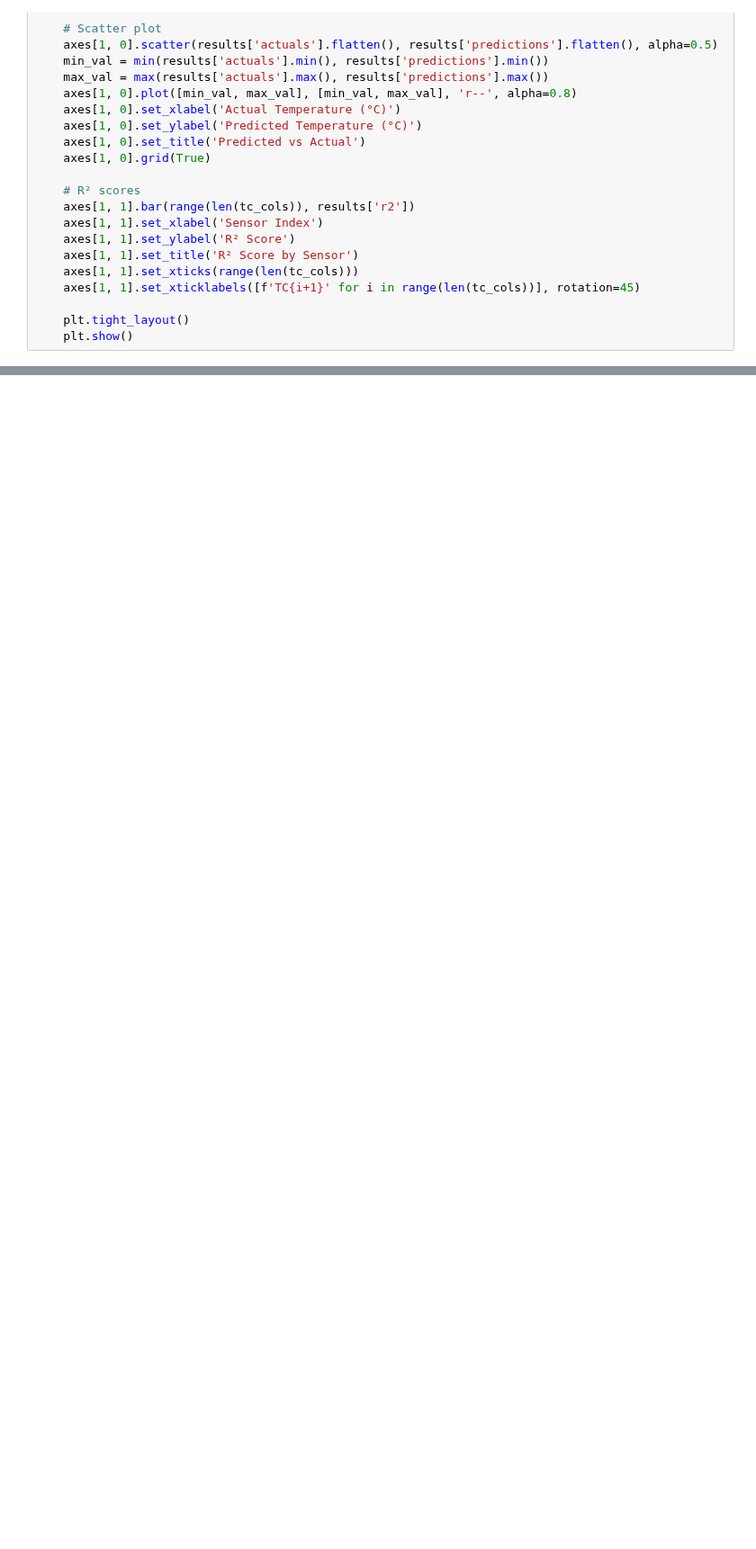
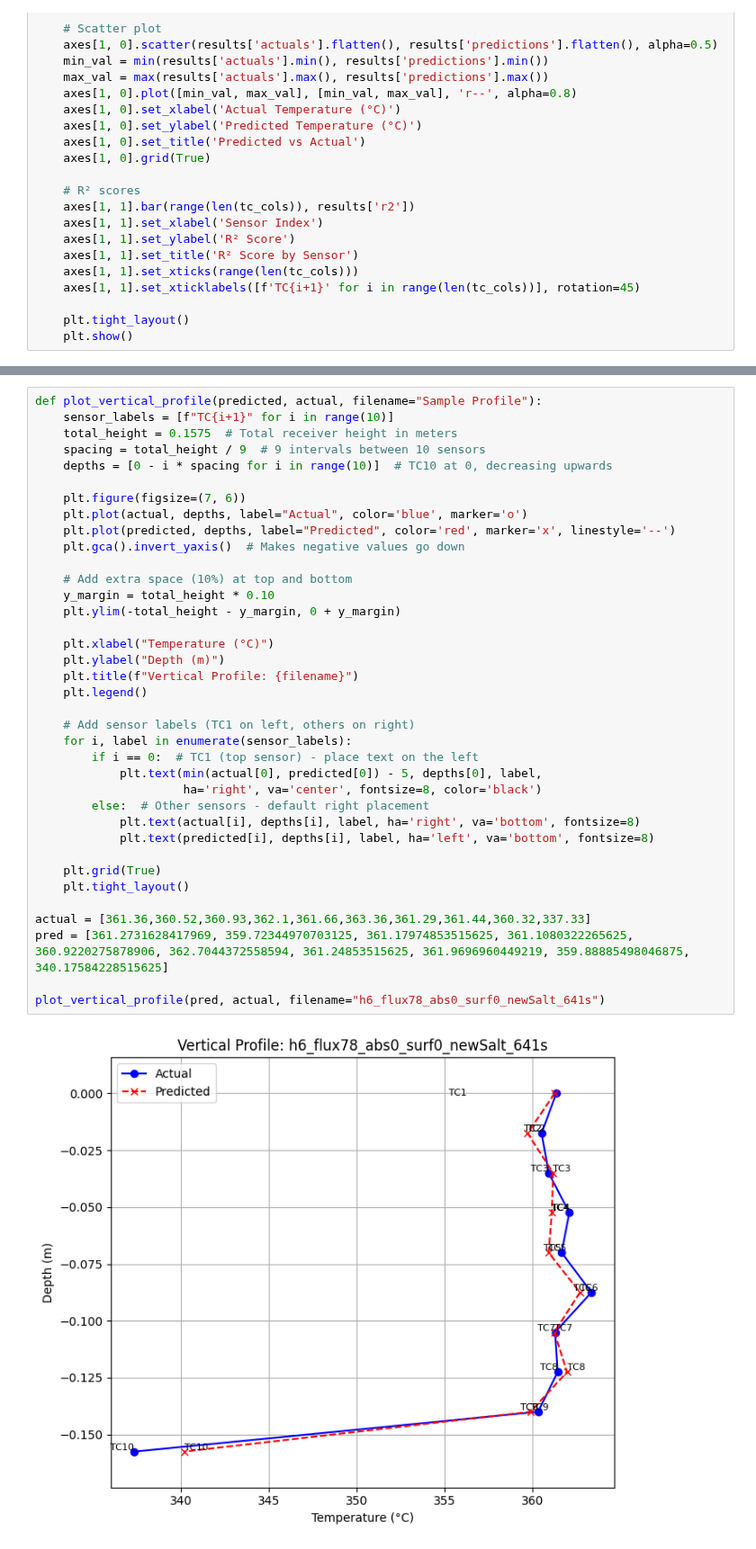
Before and after one commit to Renewable-Thermal-Laboratory/CSP-Thermo-PGML, a Jupyter notebook: PhysicsGuidedNeuralNetwork/PGNN_new.ipynb, the cells around one changed output, grey strips where cells are left out. Shown at 90% size. Saved outputs shown, nothing was run; the diff lists cells and outputs as text; blank space fills up the shorter version.

```diff
--- a/PhysicsGuidedNeuralNetwork/PGNN_new.ipynb
+++ b/PhysicsGuidedNeuralNetwork/PGNN_new.ipynb
@@ -796,0 +983,39 @@ Overall         1.709        0.887        0.31         0.998
+# %%
+def plot_vertical_profile(predicted, actual, filename="Sample Profile"):
+    sensor_labels = [f"TC{i+1}" for i in range(10)]
+    total_height = 0.1575  # Total receiver height in meters
+    spacing = total_height / 9  # 9 intervals between 10 sensors
+    depths = [0 - i * spacing for i in range(10)]  # TC10 at 0, decreasing upwards
+
+    plt.figure(figsize=(7, 6))
+    plt.plot(actual, depths, label="Actual", color='blue', marker='o')
+    plt.plot(predicted, depths, label="Predicted", color='red', marker='x', linestyle='--')
+    plt.gca().invert_yaxis()  # Makes negative values go down
+
+    # Add extra space (10%) at top and bottom
+    y_margin = total_height * 0.10
+    plt.ylim(-total_height - y_margin, 0 + y_margin)
+
+    plt.xlabel("Temperature (°C)")
+    plt.ylabel("Depth (m)")
+    plt.title(f"Vertical Profile: {filename}")
+    plt.legend()
+
+    # Add sensor labels (TC1 on left, others on right)
+    for i, label in enumerate(sensor_labels):
+        if i == 0:  # TC1 (top sensor) - place text on the left
+            plt.text(min(actual[0], predicted[0]) - 5, depths[0], label,
+                     ha='right', va='center', fontsize=8, color='black')
+        else:  # Other sensors - default right placement
+            plt.text(actual[i], depths[i], label, ha='right', va='bottom', fontsize=8)
+            plt.text(predicted[i], depths[i], label, ha='left', va='bottom', fontsize=8)
+
+    plt.grid(True)
+    plt.tight_layout()
+
+actual = [361.36,360.52,360.93,362.1,361.66,363.36,361.29,361.44,360.32,337.33]
+pred = [361.2731628417969, 359.72344970703125, 361.17974853515625, 361.1080322265625, 360.9220275878906, 362.7044372558594, 361.24853515625, 361.9696960449219, 359.88885498046875, 340.17584228515625]
+
+plot_vertical_profile(pred, actual, filename="h6_flux78_abs0_surf0_newSalt_641s")
+# %% [output]
+[figure, added]
```
Also changed, not shown: parts of 3 cells of this notebook.
